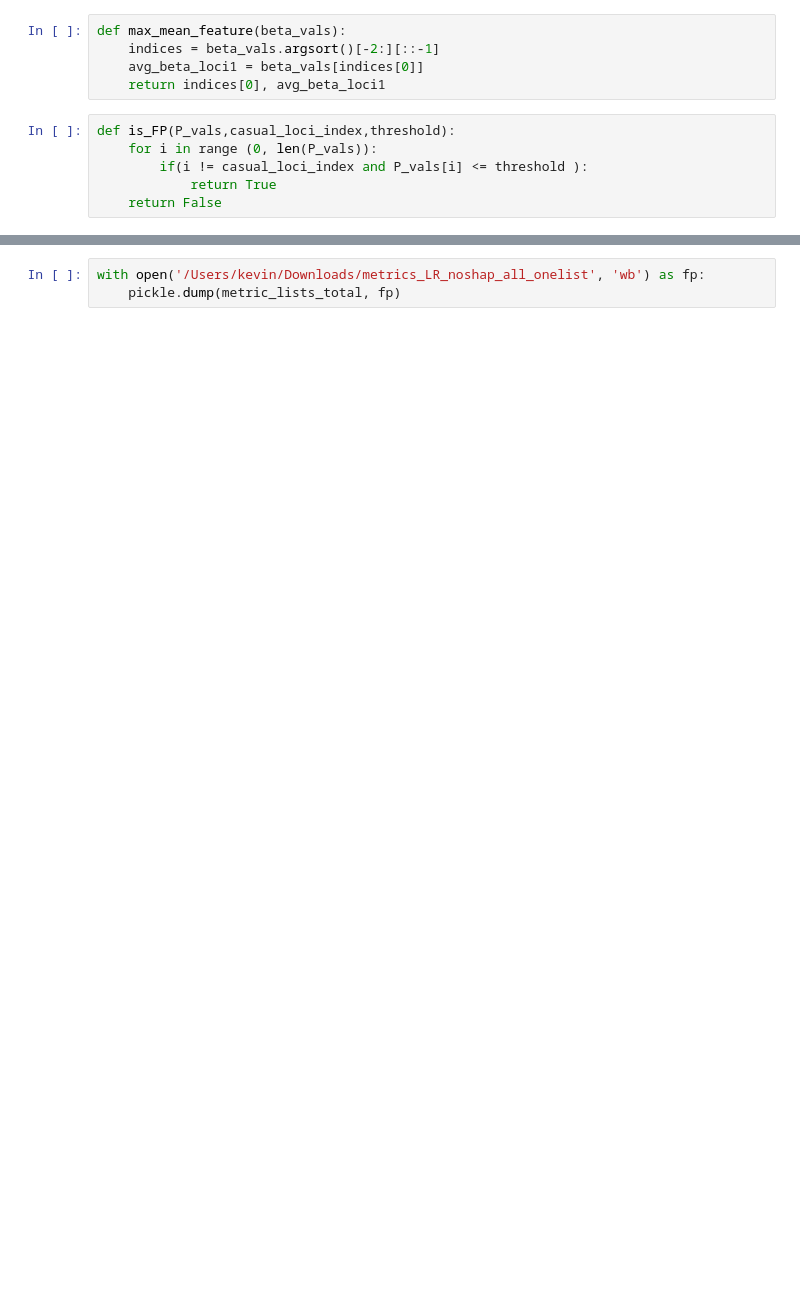
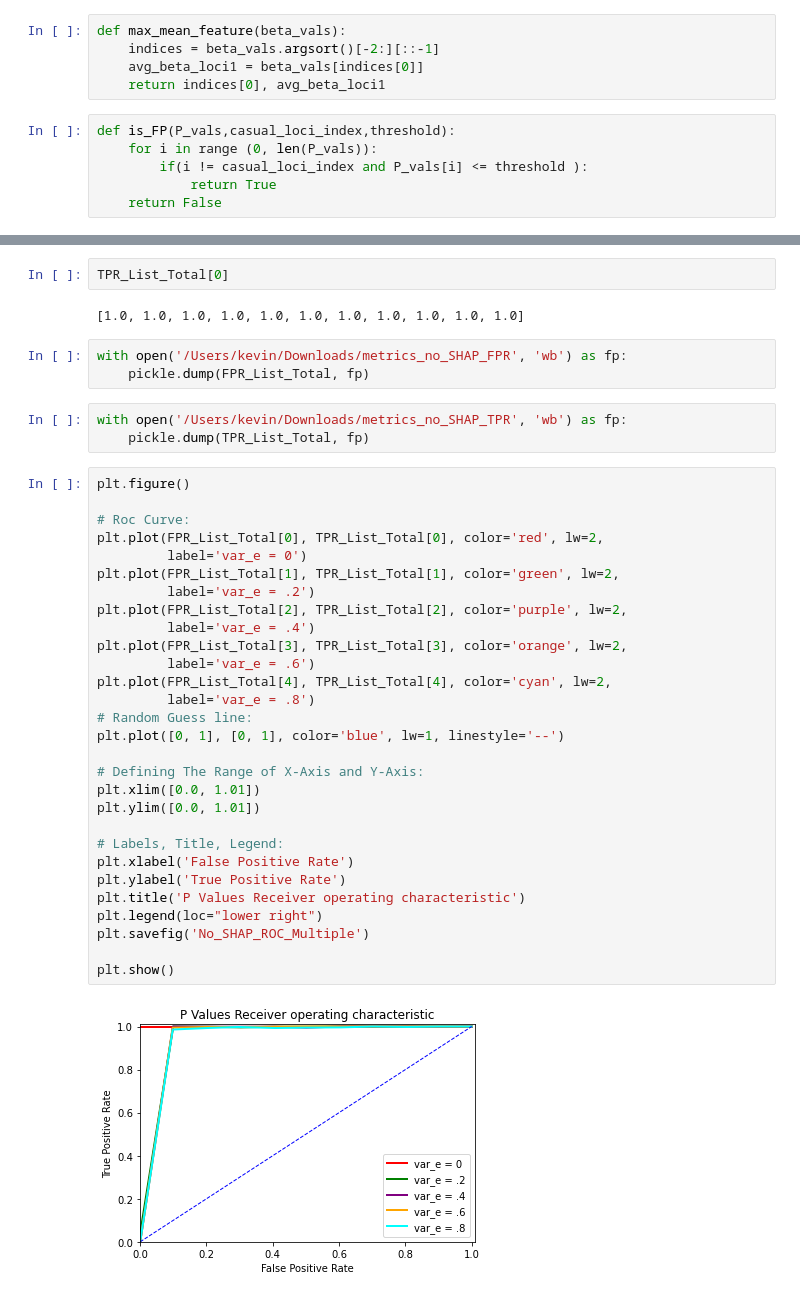
Before and after one commit to KevinDelao/UCLA_Summer_Project, a Jupyter notebook: Threshold_LR_Metrics_NoSHAP.ipynb, the cells around one changed output, grey strips where cells are left out. Saved outputs shown, nothing was run; the diff lists cells and outputs as text; blank space fills up the shorter version.

Commit message:
metrics code

```diff
--- a/Threshold_LR_Metrics_NoSHAP.ipynb
+++ b/Threshold_LR_Metrics_NoSHAP.ipynb
@@ -135,3 +159,41 @@ metric_lists_total
+# %%
+TPR_List_Total[0]
+# %% [output]
+[1.0, 1.0, 1.0, 1.0, 1.0, 1.0, 1.0, 1.0, 1.0, 1.0, 1.0]
 # %%
-with open('/Users/kevin/Downloads/metrics_LR_noshap_all_onelist', 'wb') as fp:
-    pickle.dump(metric_lists_total, fp)
+with open('/Users/kevin/Downloads/metrics_no_SHAP_FPR', 'wb') as fp:
+    pickle.dump(FPR_List_Total, fp)
+# %%
+with open('/Users/kevin/Downloads/metrics_no_SHAP_TPR', 'wb') as fp:
+    pickle.dump(TPR_List_Total, fp)
+# %%
+plt.figure()
+
+# Roc Curve:
+plt.plot(FPR_List_Total[0], TPR_List_Total[0], color='red', lw=2,
+         label='var_e = 0')
+plt.plot(FPR_List_Total[1], TPR_List_Total[1], color='green', lw=2,
+         label='var_e = .2')
+plt.plot(FPR_List_Total[2], TPR_List_Total[2], color='purple', lw=2,
+         label='var_e = .4')
+plt.plot(FPR_List_Total[3], TPR_List_Total[3], color='orange', lw=2,
+         label='var_e = .6')
+plt.plot(FPR_List_Total[4], TPR_List_Total[4], color='cyan', lw=2,
+         label='var_e = .8')
+# Random Guess line:
+plt.plot([0, 1], [0, 1], color='blue', lw=1, linestyle='--')
+
+# Defining The Range of X-Axis and Y-Axis:
+plt.xlim([0.0, 1.01])
+plt.ylim([0.0, 1.01])
+
+# Labels, Title, Legend:
+plt.xlabel('False Positive Rate')
+plt.ylabel('True Positive Rate')
+plt.title('P Values Receiver operating characteristic')
+plt.legend(loc="lower right")
+plt.savefig('No_SHAP_ROC_Multiple')
+
+plt.show()
+# %% [output]
+[figure, added]
```
Also changed, not shown: parts of 6 cells of this notebook, 4 other files.
